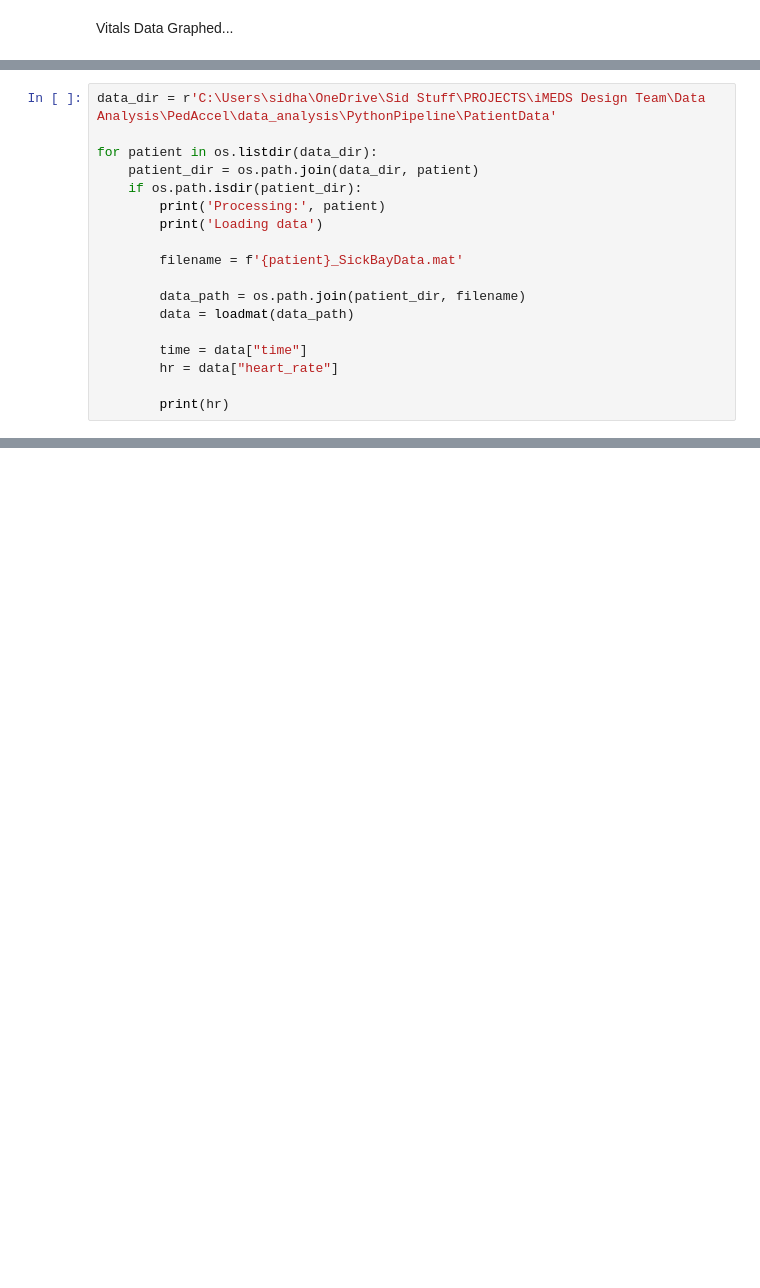
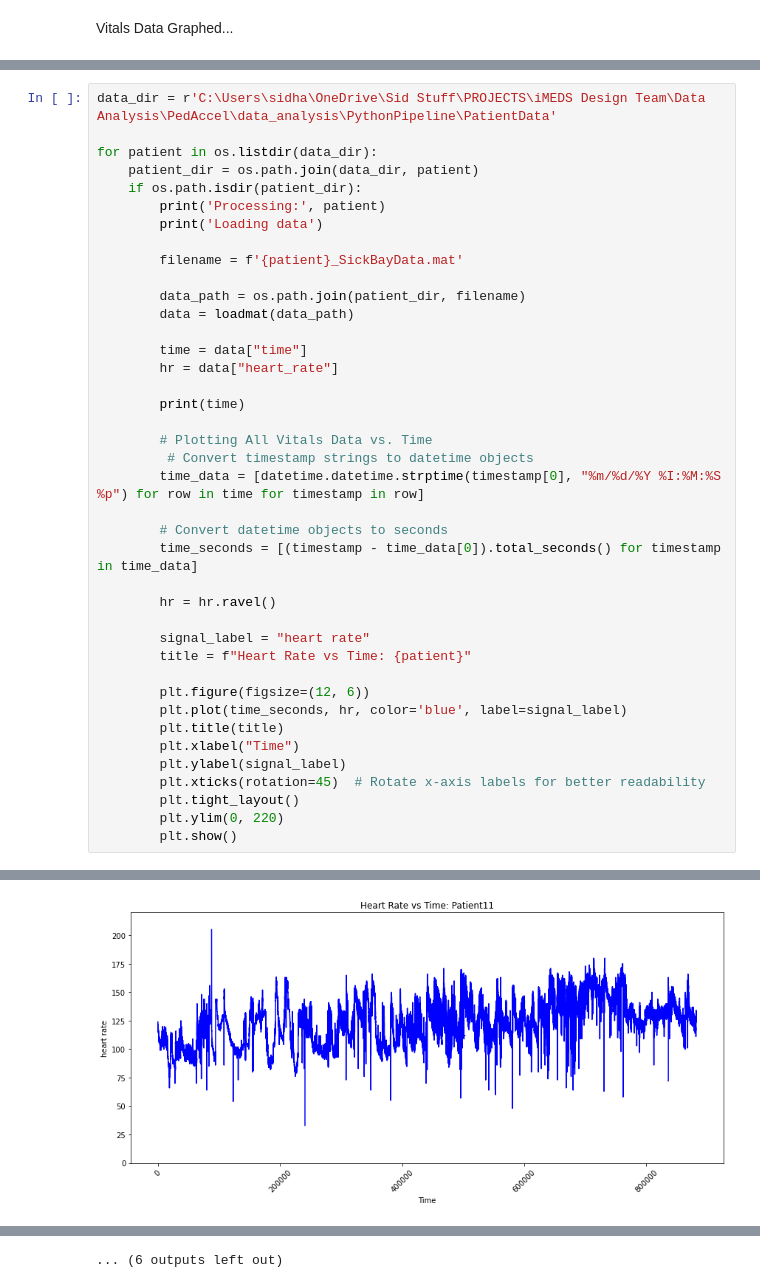
Before and after one commit to fyng/PedAccel, a Jupyter notebook: data_analysis/PythonPipeline/Visualizations/Vitals_Data_Analysis.ipynb, the cells around one changed output, grey strips where cells are left out. Cells and saved outputs as stored; diff of their text form; blank space fills up the shorter version.

```diff
--- a/data_analysis/PythonPipeline/Visualizations/Vitals_Data_Analysis.ipynb
+++ b/data_analysis/PythonPipeline/Visualizations/Vitals_Data_Analysis.ipynb
@@ -20,5 +24,27 @@ for patient in os.listdir(data_dir):
         time = data["time"]
         hr = data["heart_rate"]
 
-        print(hr)
+        print(time)
+
+        # Plotting All Vitals Data vs. Time
+         # Convert timestamp strings to datetime objects
+        time_data = [datetime.datetime.strptime(timestamp[0], "%m/%d/%Y %I:%M:%S %p") for row in time for timestamp in row]
+
+        # Convert datetime objects to seconds
+        time_seconds = [(timestamp - time_data[0]).total_seconds() for timestamp in time_data]
+
+        hr = hr.ravel()
+
+        signal_label = "heart rate"
+        title = f"Heart Rate vs Time: {patient}"
+
+        plt.figure(figsize=(12, 6))
+        plt.plot(time_seconds, hr, color='blue', label=signal_label)
+        plt.title(title)
+        plt.xlabel("Time")
+        plt.ylabel(signal_label)
+        plt.xticks(rotation=45)  # Rotate x-axis labels for better readability
+        plt.tight_layout()
+        plt.ylim(0, 220)
+        plt.show()
 # %% [output]
@@ -36,0 +59 @@ Loading data
+[figure, added]
@@ -36,0 +105 @@ Loading data
+... (6 outputs left out)
```
Also changed, not shown: parts of 3 cells of this notebook, 3 other files.
